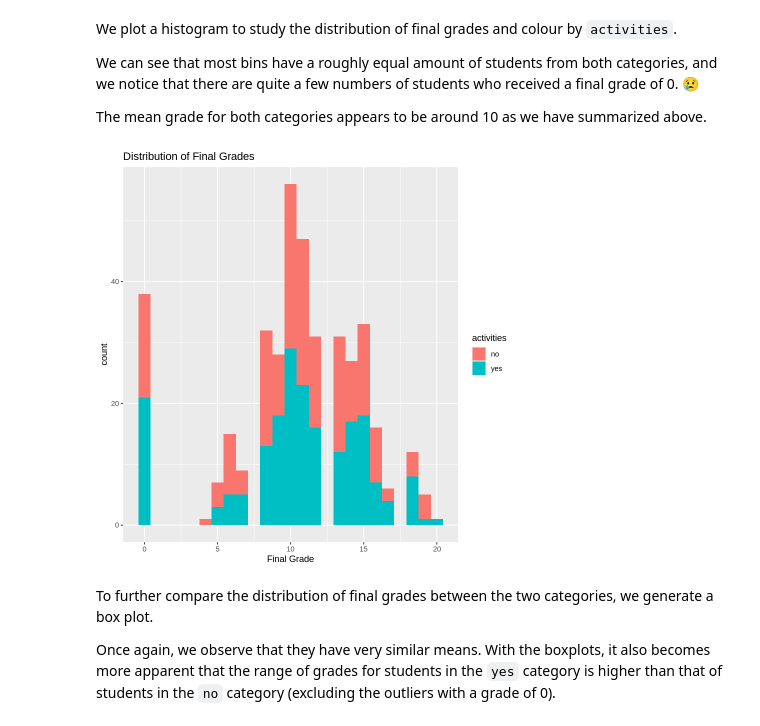
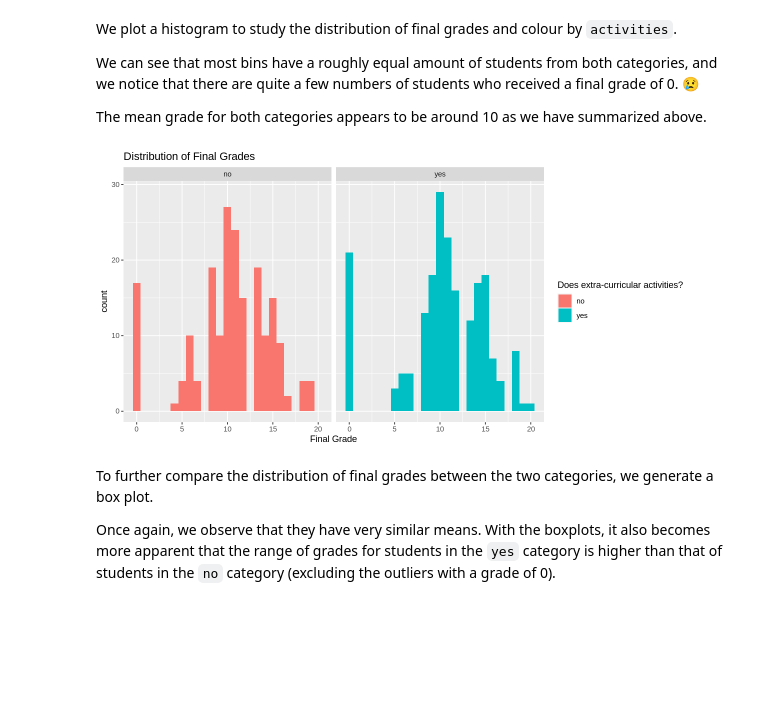
Before and after one commit to lhan0903/STAT201-Group-3, a Jupyter notebook: project-proposal.ipynb, the cells around one changed output. Drawn from its saved outputs; the diff is of its cells as text; code cells hidden in the pictures; blank space fills up the shorter version.

Commit message:
modify histogram

```diff
--- a/project-proposal.ipynb
+++ b/project-proposal.ipynb
@@ -160,16 +171,18 @@ We can see that most bins have a roughly equal amount of students from both cate
 The mean grade for both categories appears to be around 10 as we have summarized above.
 # %%
 # Create a histogram to visualize the distribution of grades
+options(repr.plot.width = 10, repr.plot.height = 5)
 students_grade_dist <- students_sample %>%
     ggplot(aes(x = final_grade, fill = activities)) +
     geom_histogram(bins = 25) +
+    facet_wrap(~ activities) +
     xlab("Final Grade") +
     ggtitle("Distribution of Final Grades") +
     labs(fill = "Does extra-curricular activities?")
 
 students_grade_dist
 # %% [output]
-[figure, old version]
+[figure, new version]
 # %% [markdown]
 To further compare the distribution of final grades between the two categories, we generate a box plot.
 
```
Also changed, not shown: parts of 1 cell of this notebook.
